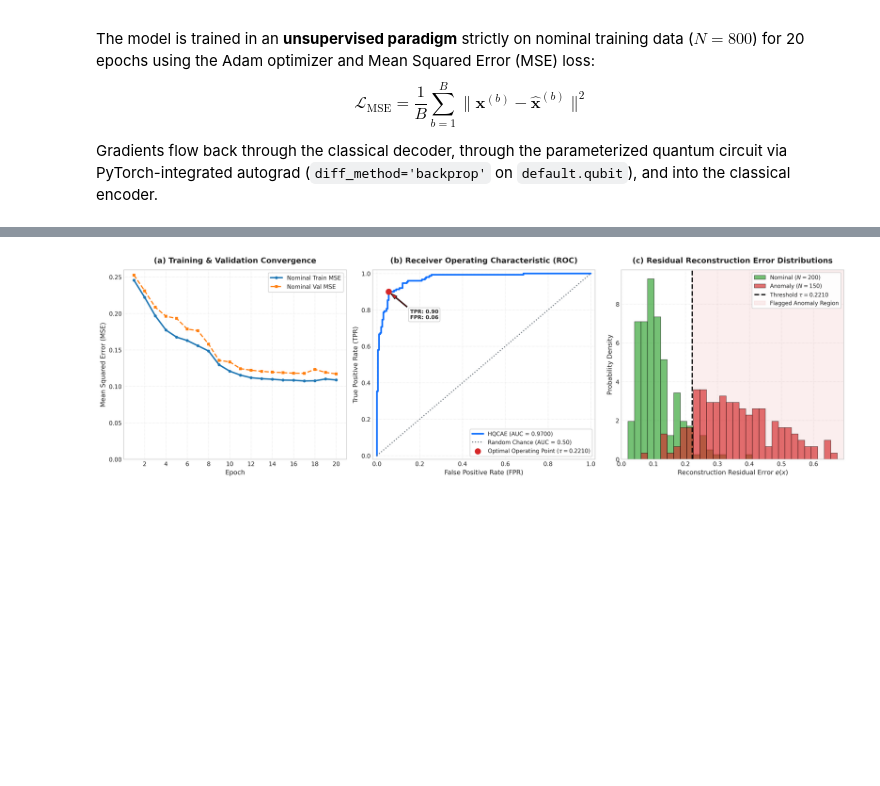
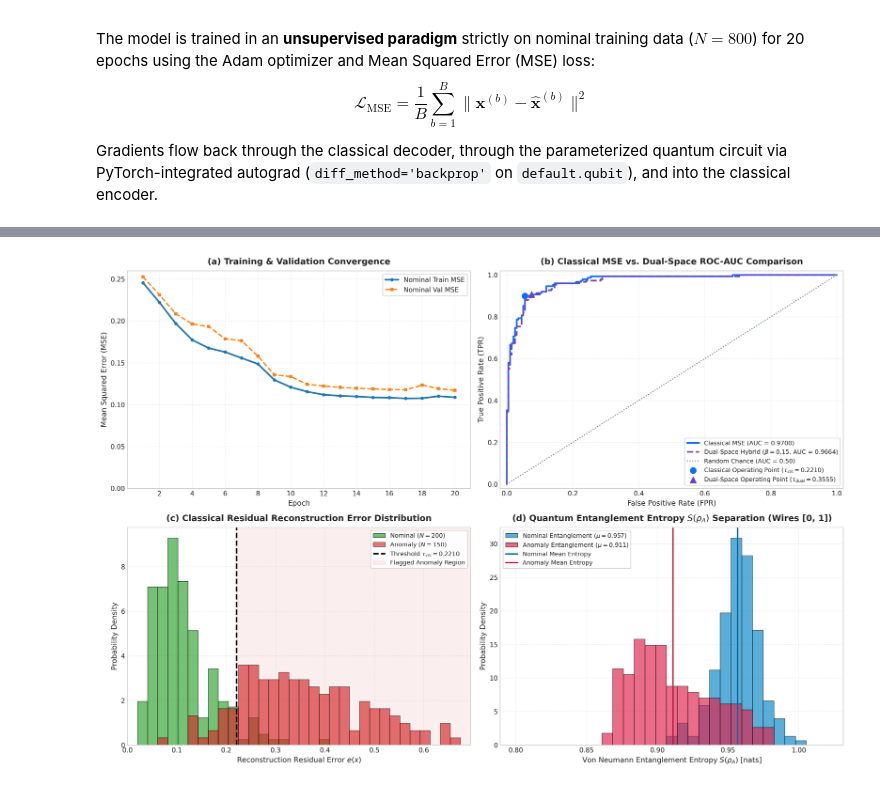
Before and after one commit to harish-k-harish/HQCAE-Anomaly-Detection, a Jupyter notebook: hqcae_experiment.ipynb, the cells around one changed output, grey strips where cells are left out. Drawn from its saved outputs; the diff is of its cells as text; code cells hidden in the pictures; blank space fills up the shorter version.

Commit message:
feat: add dual-space anomaly detection using quantum entanglement entropy

```diff
--- a/hqcae_experiment.ipynb
+++ b/hqcae_experiment.ipynb
@@ -389,22 +491,24 @@ We generate and save the publication-quality 3-panel figure to `assets/hqcae_exp
 # %%
-# Create 3-panel figure
-fig, axes = plt.subplots(1, 3, figsize=(18, 5.5), dpi=300)
+# Create publication-quality 4-panel comparison figure
+fig, axes = plt.subplots(2, 2, figsize=(16, 11), dpi=300)
 
 palette = {
     'primary': '#1f77b4',
     'secondary': '#ff7f0e',
     'nominal': '#2ca02c',
     'anomaly': '#d62728',
-    'threshold': '#9467bd',
-    'accent': '#333333'
+    'dual': '#6f42c1',
+    'threshold': '#212529',
+    'entropy_nom': '#0284c7',
+    'entropy_anom': '#e11d48'
 }
 
 # --- Panel (a): Training Loss Curve ---
-ax_a = axes[0]
+ax_a = axes[0, 0]
 epochs_arr = np.arange(1, len(train_loss_history) + 1)
 ax_a.plot(epochs_arr, train_loss_history, color=palette['primary'], linewidth=2.5, marker='o', markersize=4, label='Nominal Train MSE')
 ax_a.plot(epochs_arr, val_loss_history, color=palette['secondary'], linewidth=2.0, linestyle='--', marker='s', markersize=4, label='Nominal Val MSE')
-ax_a.set_title('(a) Training & Validation Convergence', fontsize=13, fontweight='bold', pad=12)
+ax_a.set_title('(a) Training & Validation Convergence', fontsize=13, fontweight='bold', pad=10)
 ax_a.set_xlabel('Epoch', fontsize=11)
 ax_a.set_ylabel('Mean Squared Error (MSE)', fontsize=11)
 ax_a.set_xticks(range(2, 21, 2))
@@ -412,54 +516,72 @@ ax_a.set_ylim(bottom=0.0)
 ax_a.grid(True, linestyle=':', alpha=0.6)
 ax_a.legend(frameon=True, facecolor='white', framealpha=0.9, fontsize=10)
 
-# --- Panel (b): ROC-AUC Curve ---
-ax_b = axes[1]
-ax_b.plot(fpr, tpr, color='#0d6efd', linewidth=2.8, label=f'HQCAE (AUC = {roc_auc:.4f})')
-ax_b.plot([0, 1], [0, 1], color='#6c757d', linestyle=':', linewidth=1.8, label='Random Chance (AUC = 0.50)')
+# --- Panel (b): Classical MSE vs. Dual-Space ROC-AUC Comparison ---
+ax_b = axes[0, 1]
+ax_b.plot(fpr_cls, tpr_cls, color='#0d6efd', linewidth=2.5, label=f'Classical MSE (AUC = {roc_auc_cls:.4f})')
+ax_b.plot(fpr_dual, tpr_dual, color=palette['dual'], linewidth=2.5, linestyle='--', label=rf'Dual-Space Hybrid ($\beta=0.15$, AUC = {roc_auc_dual:.4f})')
+ax_b.plot([0, 1], [0, 1], color='#6c757d', linestyle=':', linewidth=1.5, label='Random Chance (AUC = 0.50)')
 
-# Highlight operating point
-opt_fpr = fpr[optimal_idx]
-opt_tpr = tpr[optimal_idx]
-ax_b.scatter(opt_fpr, opt_tpr, color=palette['anomaly'], s=90, zorder=5,
-             label=rf'Optimal Operating Point ($\tau={tau:.4f}$)')
-ax_b.annotate(f'TPR: {opt_tpr:.2f}\nFPR: {opt_fpr:.2f}',
-             xy=(opt_fpr, opt_tpr), xytext=(opt_fpr + 0.1, opt_tpr - 0.15),
-             arrowprops=dict(facecolor=palette['anomaly'], shrink=0.08, width=1.5, headwidth=6),
-             fontweight='semibold', fontsize=9, bbox=dict(boxstyle='round,pad=0.3', fc='white', ec='#ccc'))
+# Operating points
+opt_fpr_cls = fpr_cls[optimal_idx_cls]
+opt_tpr_cls = tpr_cls[optimal_idx_cls]
+opt_fpr_dual = fpr_dual[optimal_idx_dual]
+opt_tpr_dual = tpr_dual[optimal_idx_dual]
 
-ax_b.set_title('(b) Receiver Operating Characteristic (ROC)', fontsize=13, fontweight='bold', pad=12)
+ax_b.scatter(opt_fpr_cls, opt_tpr_cls, color='#0d6efd', s=80, zorder=5,
+             label=rf'Classical Operating Point ($\tau_{{cls}}={tau_cls:.4f}$)')
+ax_b.scatter(opt_fpr_dual, opt_tpr_dual, color=palette['dual'], s=85, marker='^', zorder=5,
+             label=rf'Dual-Space Operating Point ($\tau_{{dual}}={tau_dual:.4f}$)')
+
+ax_b.set_title('(b) Classical MSE vs. Dual-Space ROC-AUC Comparison', fontsize=13, fontweight='bold', pad=10)
 ax_b.set_xlabel('False Positive Rate (FPR)', fontsize=11)
 ax_b.set_ylabel('True Positive Rate (TPR)', fontsize=11)
 ax_b.set_xlim([-0.02, 1.02])
 ax_b.set_ylim([-0.02, 1.02])
 ax_b.grid(True, linestyle=':', alpha=0.6)
-ax_b.legend(frameon=True, loc='lower right', facecolor='white', framealpha=0.9, fontsize=9.5)
+ax_b.legend(frameon=True, loc='lower right', facecolor='white', framealpha=0.9, fontsize=9.2)
 
-# --- Panel (c): Residual Error Distributions with Threshold tau ---
-ax_c = axes[2]
-nom_residuals = residual_scores[y_test == 0]
-anom_residuals = residual_scores[y_test == 1]
+# --- Panel (c): Classical Residual error distribution ---
+ax_c = axes[1, 0]
+nom_residuals = classical_mse[y_test == 0]
+anom_residuals = classical_mse[y_test == 1]
 
-bins = np.linspace(0, max(residual_scores.max() * 1.05, 0.5), 35)
-ax_c.hist(nom_residuals, bins=bins, density=True, alpha=0.65, color=palette['nominal'],
+bins_c = np.linspace(0, max(classical_mse.max() * 1.05, 0.5), 35)
+ax_c.hist(nom_residuals, bins=bins_c, density=True, alpha=0.65, color=palette['nominal'],
           edgecolor='black', linewidth=0.8, label=f'Nominal ($N={len(nom_residuals)}$)')
-ax_c.hist(anom_residuals, bins=bins, density=True, alpha=0.65, color=palette['anomaly'],
+ax_c.hist(anom_residuals, bins=bins_c, density=True, alpha=0.65, color=palette['anomaly'],
           edgecolor='black', linewidth=0.8, label=f'Anomaly ($N={len(anom_residuals)}$)')
 
-# Threshold line and detection region
-ax_c.axvline(tau, color='black', linestyle='--', linewidth=2.2, label=rf'Threshold $\tau = {tau:.4f}$')
-ax_c.axvspan(tau, bins[-1], color=palette['anomaly'], alpha=0.08, label='Flagged Anomaly Region')
+ax_c.axvline(tau_cls, color='black', linestyle='--', linewidth=2.2, label=rf'Threshold $\tau_{{cls}} = {tau_cls:.4f}$')
+ax_c.axvspan(tau_cls, bins_c[-1], color=palette['anomaly'], alpha=0.08, label='Flagged Anomaly Region')
 
-ax_c.set_title('(c) Residual Reconstruction Error Distributions', fontsize=13, fontweight='bold', pad=12)
+ax_c.set_title('(c) Classical Residual Reconstruction Error Distribution', fontsize=13, fontweight='bold', pad=10)
 ax_c.set_xlabel('Reconstruction Residual Error $e(x)$', fontsize=11)
 ax_c.set_ylabel('Probability Density', fontsize=11)
-ax_c.set_xlim([0, bins[-1]])
+ax_c.set_xlim([0, bins_c[-1]])
 ax_c.grid(True, linestyle=':', alpha=0.6)
-ax_c.legend(frameon=True, loc='upper right', facecolor='white', framealpha=0.9, fontsize=9.5)
+ax_c.legend(frameon=True, loc='upper right', facecolor='white', framealpha=0.9, fontsize=9.2)
+
+# --- Panel (d): Quantum Entanglement Entropy Separation ---
+ax_d = axes[1, 1]
+bins_d = np.linspace(min(quantum_entropy.min() * 0.98, 0.8), max(quantum_entropy.max() * 1.02, 1.0), 30)
+ax_d.hist(nom_entropy, bins=bins_d, density=True, alpha=0.65, color=palette['entropy_nom'],
+          edgecolor='black', linewidth=0.8, label=rf'Nominal Entanglement ($\mu={nom_entropy.mean():.3f}$)')
+ax_d.hist(anom_entropy, bins=bins_d, density=True, alpha=0.65, color=palette['entropy_anom'],
+          edgecolor='black', linewidth=0.8, label=rf'Anomaly Entanglement ($\mu={anom_entropy.mean():.3f}$)')
+
+ax_d.axvline(nom_entropy.mean(), color='#0369a1', linestyle='-', linewidth=2.0, label='Nominal Mean Entropy')
+ax_d.axvline(anom_entropy.mean(), color='#be123c', linestyle='-', linewidth=2.0, label='Anomaly Mean Entropy')
+
+ax_d.set_title(r'(d) Quantum Entanglement Entropy $S(\rho_A)$ Separation (Wires [0, 1])', fontsize=13, fontweight='bold', pad=10)
+ax_d.set_xlabel(r'Von Neumann Entanglement Entropy $S(\rho_A)$ [nats]', fontsize=11)
+ax_d.set_ylabel('Probability Density', fontsize=11)
+ax_d.grid(True, linestyle=':', alpha=0.6)
+ax_d.legend(frameon=True, loc='upper left', facecolor='white', framealpha=0.9, fontsize=9.2)
 
 plt.tight_layout()
 output_path = os.path.join("assets", "hqcae_experimental_results.png")
 plt.savefig(output_path, dpi=300, bbox_inches='tight')
-print(f"High-resolution 3-panel figure successfully saved to: {output_path}")
+print(f"High-resolution 4-panel comparison figure successfully saved to: {output_path}")
 plt.show()
 # %% [output]
@@ -467 +589 @@ High-resolution 3-panel figure successfully saved to: assets\hqcae_experimental_
-[figure, old version]
+[figure, new version]
```
Also changed, not shown: parts of 11 cells of this notebook, 2 other files.
